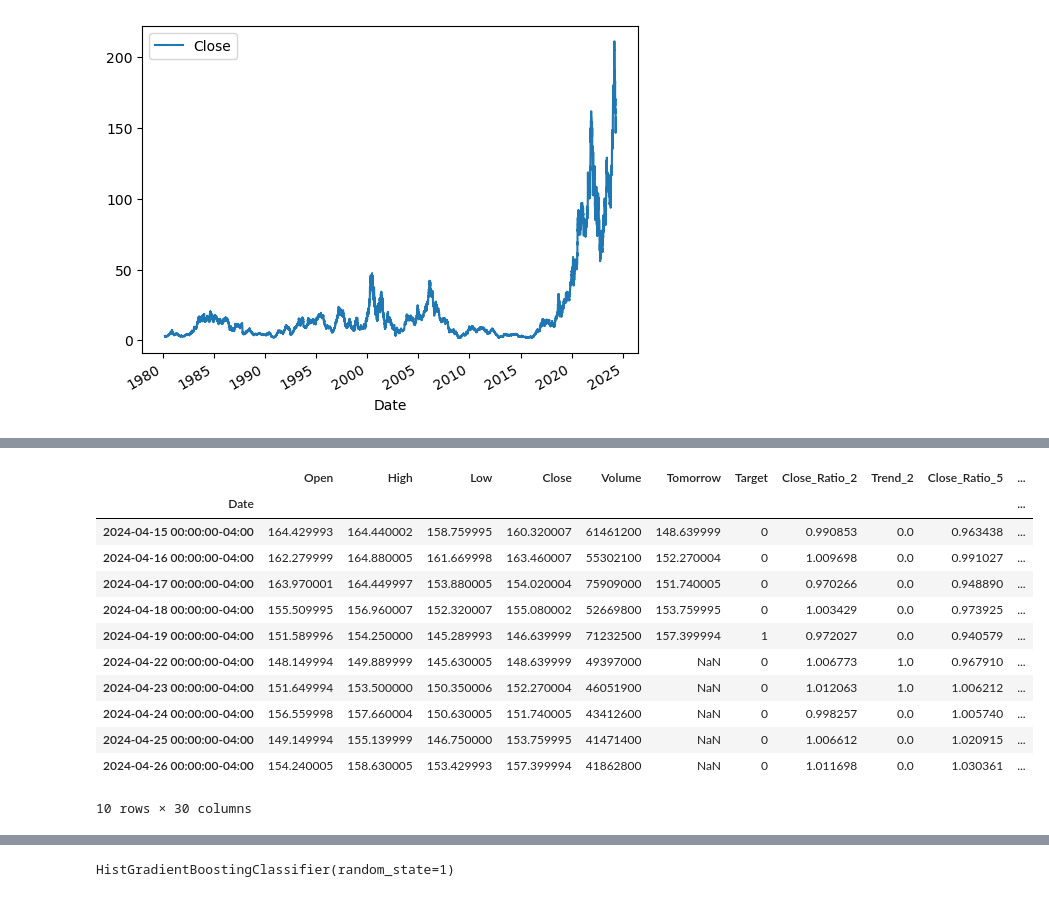
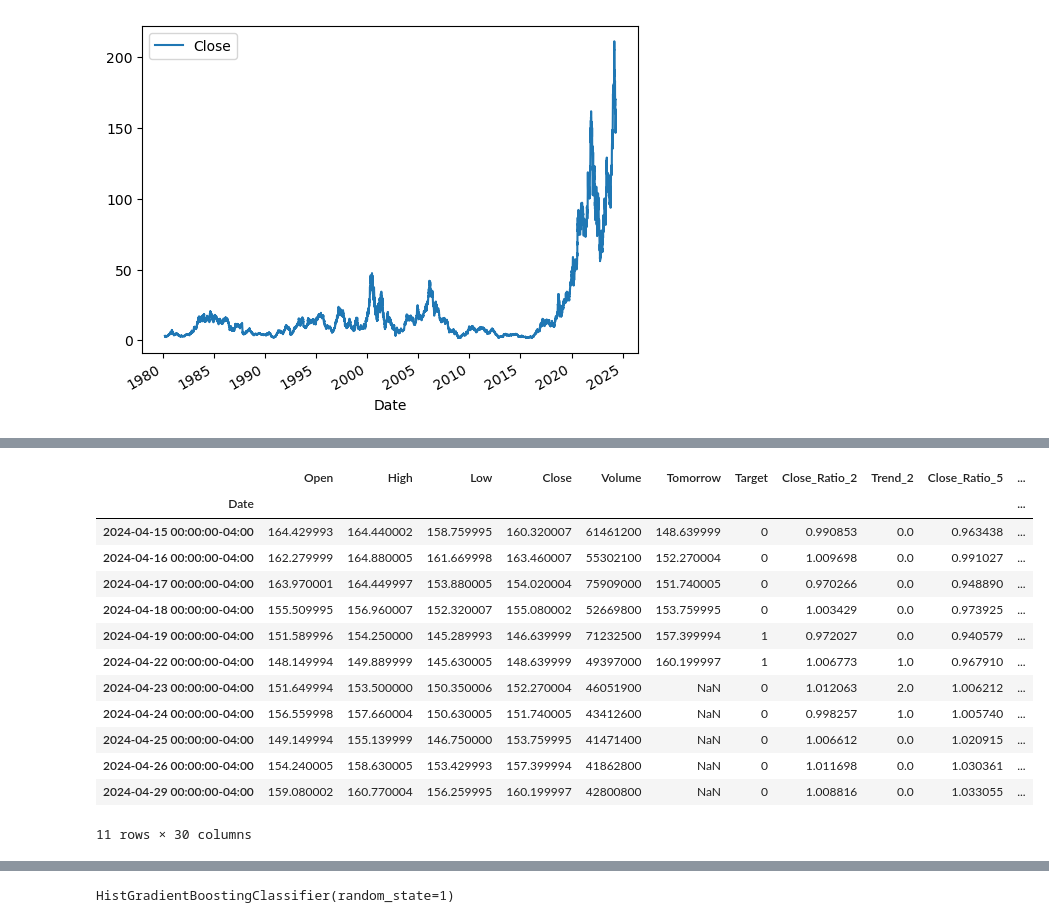
Before and after one commit to nickyeganeh/StockAnalysis, a Jupyter notebook: modelnotebooks/GradientBoosting.ipynb, the cells around one changed output, grey strips where cells are left out. Saved outputs shown, nothing was run; the diff lists cells and outputs as text; code cells hidden in the pictures.

```diff
--- a/modelnotebooks/GradientBoosting.ipynb
+++ b/modelnotebooks/GradientBoosting.ipynb
@@ -151,21 +151,22 @@ new_predictors
  'FI_25']
 # %%
 stock = stock.dropna(subset=stock.columns[stock.columns != "Tomorrow"])
-stock.tail(10)
+stock.tail(11)
 # %% [output]
 |  | Open | High | Low | Close | Volume | Tomorrow | Target | Close_Ratio_2 | Trend_2 | Close_Ratio_5 | ... |
 | Date |  |  |  |  |  |  |  |  |  |  | ... |
 | 2024-04-15 00:00:00-04:00 | 164.429993 | 164.440002 | 158.759995 | 160.320007 | 61461200 | 148.639999 | 0 | 0.990853 | 0.0 | 0.963438 | ... |
 | 2024-04-16 00:00:00-04:00 | 162.279999 | 164.880005 | 161.669998 | 163.460007 | 55302100 | 152.270004 | 0 | 1.009698 | 0.0 | 0.991027 | ... |
 | 2024-04-17 00:00:00-04:00 | 163.970001 | 164.449997 | 153.880005 | 154.020004 | 75909000 | 151.740005 | 0 | 0.970266 | 0.0 | 0.948890 | ... |
 | 2024-04-18 00:00:00-04:00 | 155.509995 | 156.960007 | 152.320007 | 155.080002 | 52669800 | 153.759995 | 0 | 1.003429 | 0.0 | 0.973925 | ... |
 | 2024-04-19 00:00:00-04:00 | 151.589996 | 154.250000 | 145.289993 | 146.639999 | 71232500 | 157.399994 | 1 | 0.972027 | 0.0 | 0.940579 | ... |
-| 2024-04-22 00:00:00-04:00 | 148.149994 | 149.889999 | 145.630005 | 148.639999 | 49397000 | NaN | 0 | 1.006773 | 1.0 | 0.967910 | ... |
-| 2024-04-23 00:00:00-04:00 | 151.649994 | 153.500000 | 150.350006 | 152.270004 | 46051900 | NaN | 0 | 1.012063 | 1.0 | 1.006212 | ... |
-| 2024-04-24 00:00:00-04:00 | 156.559998 | 157.660004 | 150.630005 | 151.740005 | 43412600 | NaN | 0 | 0.998257 | 0.0 | 1.005740 | ... |
+| 2024-04-22 00:00:00-04:00 | 148.149994 | 149.889999 | 145.630005 | 148.639999 | 49397000 | 160.199997 | 1 | 1.006773 | 1.0 | 0.967910 | ... |
+| 2024-04-23 00:00:00-04:00 | 151.649994 | 153.500000 | 150.350006 | 152.270004 | 46051900 | NaN | 0 | 1.012063 | 2.0 | 1.006212 | ... |
+| 2024-04-24 00:00:00-04:00 | 156.559998 | 157.660004 | 150.630005 | 151.740005 | 43412600 | NaN | 0 | 0.998257 | 1.0 | 1.005740 | ... |
 | 2024-04-25 00:00:00-04:00 | 149.149994 | 155.139999 | 146.750000 | 153.759995 | 41471400 | NaN | 0 | 1.006612 | 0.0 | 1.020915 | ... |
 | 2024-04-26 00:00:00-04:00 | 154.240005 | 158.630005 | 153.429993 | 157.399994 | 41862800 | NaN | 0 | 1.011698 | 0.0 | 1.030361 | ... |
+| 2024-04-29 00:00:00-04:00 | 159.080002 | 160.770004 | 156.259995 | 160.199997 | 42800800 | NaN | 0 | 1.008816 | 0.0 | 1.033055 | ... |
-10 rows × 30 columns
+11 rows × 30 columns
 # %%
 import matplotlib.pyplot as plt
 
```
Also changed, not shown: parts of 9 cells of this notebook.
